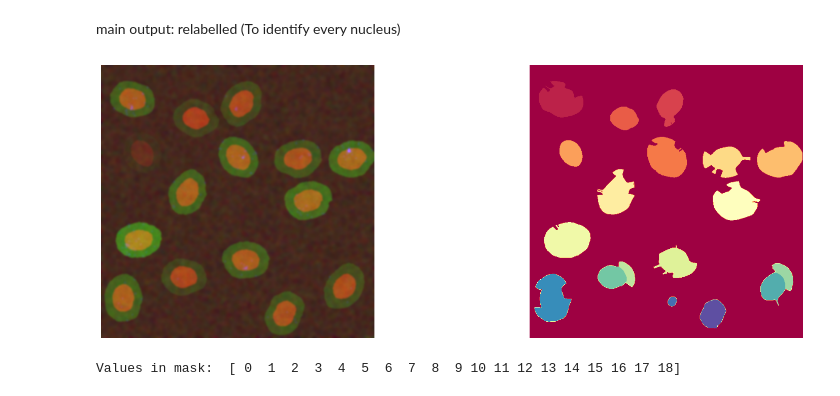
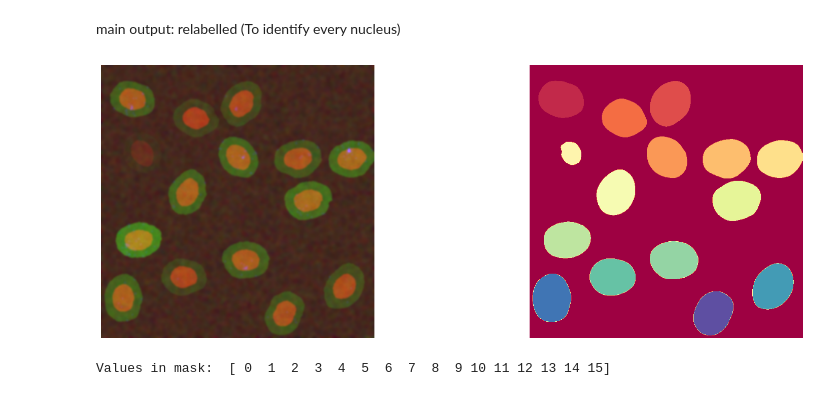
Before and after one commit to Munsky/UQbio2024_Team3, a Jupyter notebook: Codes/nucleus_seg_2.ipynb, the cells around one changed output. Cells and saved outputs as stored; diff of their text form; code cells hidden in the pictures.

```diff
--- a/Codes/nucleus_seg_2.ipynb
+++ b/Codes/nucleus_seg_2.ipynb
@@ -107,17 +95,20 @@ size of cell nucleus 15 is 2796.0 pixels
 main output: relabelled (To identify every nucleus)
 # %%
 #
-from cellpose import plot, models
-model = models.Cellpose(model_type='cyto') # model_type='cyto' or model_type='nuclei'
-masks  = model.eval(gray, diameter=25)[0]
+from skimage.filters import difference_of_gaussians
+grape = img[0, :, :, :3]
+img_diff_gaussians = difference_of_gaussians(grape,low_sigma=1, high_sigma=10)
+use_GPU = True
+model = models.Cellpose(gpu = use_GPU, model_type='cyto') # model_type='cyto' or model_type='nuclei'
+masks  = model.eval(grape, diameter=115)[0]
 # Plotting each one of the 3 colors independently
 fig, ax = plt.subplots(1,2, figsize=(20, 7))
-ax[0].imshow(gray,cmap='Greys_r')
+ax[0].imshow(grape,cmap='Greys_r')
 ax[1].imshow(masks,cmap='Spectral')
 ax[0].axis('off')
 ax[1].axis('off')
 plt.show()
 print('Values in mask: ', np.unique (masks))
 # %% [output]
-[figure, old version]
+[figure, new version]
-Values in mask:  [ 0  1  2  3  4  5  6  7  8  9 10 11 12 13 14 15 16 17 18]
+Values in mask:  [ 0  1  2  3  4  5  6  7  8  9 10 11 12 13 14 15]
```
Also changed, not shown: parts of 7 cells of this notebook.
